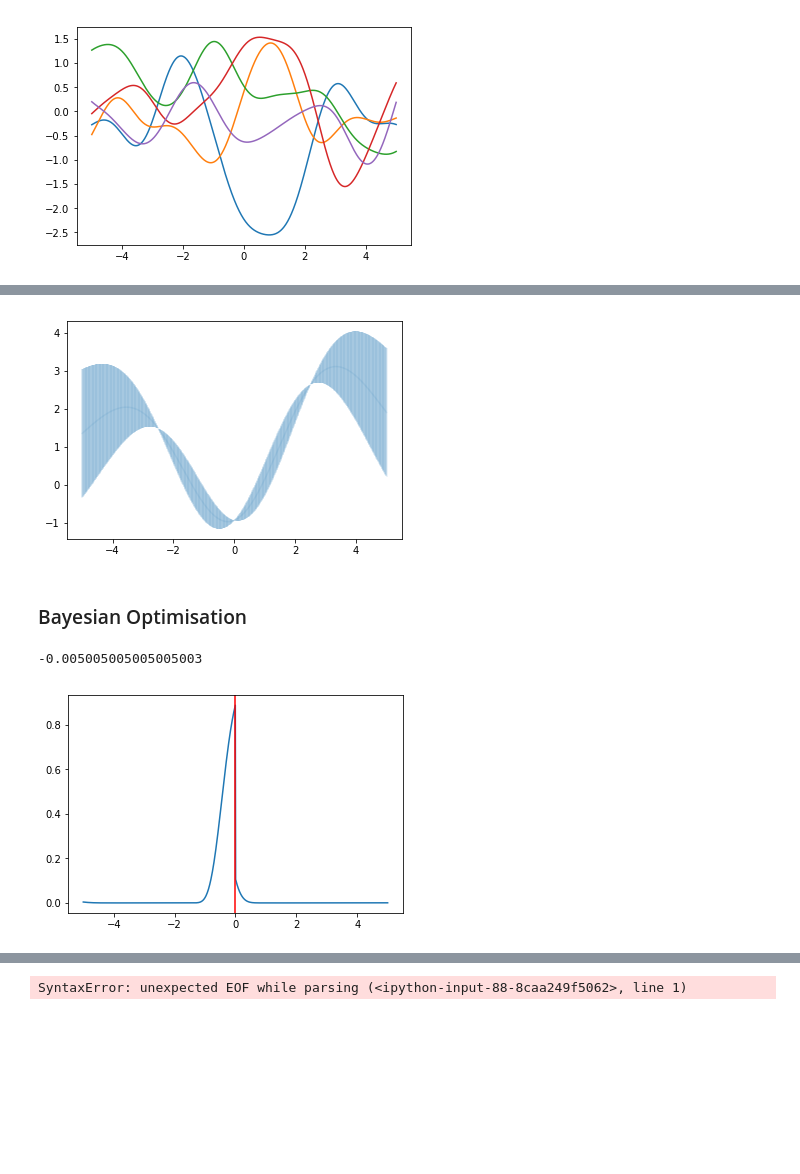
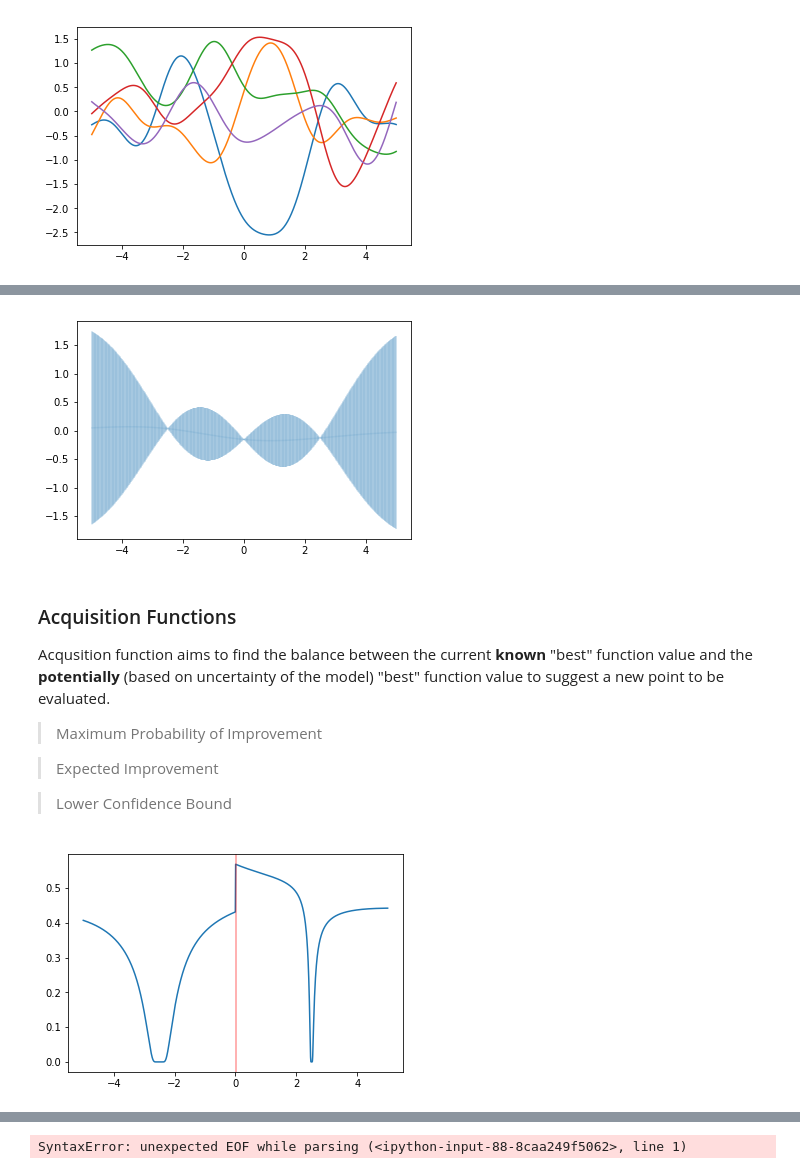
Before and after one commit to dgradovich/bopt, a Jupyter notebook: Bayesian Optimisation .ipynb, the cells around one changed output, grey strips where cells are left out. Cells and saved outputs as stored; diff of their text form; code cells hidden in the pictures; blank space fills up the shorter version.

```diff
--- a/Bayesian Optimisation .ipynb
+++ b/Bayesian Optimisation .ipynb
@@ -229,7 +247,7 @@ def gp_posterior(kernel, hyper_params, x_train, y_train, eval_points, noise = .0
     return mean, cov
 # %%
 x_s = np.array([-2.5, 0, 2.5])
-y_s = np.random.randn(len(x_s)) * 2
+y_s = np.random.randn(len(x_s))
 f_min = min(y_s)
 mean,cov = gp_posterior(kernel = squared_exponential_kernel,
                         hyper_params = {"sd": 1., "lengthscale": 2.},
@@ -238,8 +256,7 @@ mean,cov = gp_posterior(kernel = squared_exponential_kernel,
                         eval_points = data,
                         noise = 0)
 # %%
-plt.errorbar(data, mean, yerr=np.sqrt(cov.diagonal())*1.96, alpha = .1);plt.show()
+plt.errorbar(data, mean, yerr=np.sqrt(cov.diagonal())*1.96, alpha = .1);
+plt.show()
 # %% [output]
-[figure, old version]
+[figure, new version]
-# %% [markdown]
-### Bayesian Optimisation
@@ -248,16 +263,22 @@ plt.errorbar(data, mean, yerr=np.sqrt(cov.diagonal())*1.96, alpha = .1);plt.show
+# %% [markdown]
+### Acquisition Functions
+
+Acqusition function aims to find the balance between the current __known__ "best" function value and the __potentially__ (based on uncertainty of the model) "best" function value to suggest a new point to be evaluated.
+
+> Maximum Probability of Improvement
+
+> Expected Improvement
+
+> Lower Confidence Bound
 # %%
 from scipy.stats import multivariate_normal
 from scipy.stats import norm
 var = cov.diagonal()
 # %%
-acq_ = [norm.cdf((f_min - m)/np.sqrt(v)) for m,v in zip(mean, var)]
+acq_ = [norm.cdf((f_min - m )/np.sqrt(v)) for m,v in zip(mean, var)]
 largest_x = np.where(acq_ == max(acq_))[0][0]
-print(data[largest_x])
-
-
-plt.plot(data, [norm.cdf((f_min - m)/np.sqrt(v)) for m,v in zip(mean, var)]);
-plt.axvline(x = data[largest_x], c = 'r')
+plt.plot(data, acq_);
+plt.axvline(x = data[largest_x],c = 'r', alpha = .4)
 plt.show()
 # %% [output]
--0.005005005005005003
-[figure, old version]
+[figure, new version]
```
Also changed, not shown: parts of 17 cells of this notebook.
